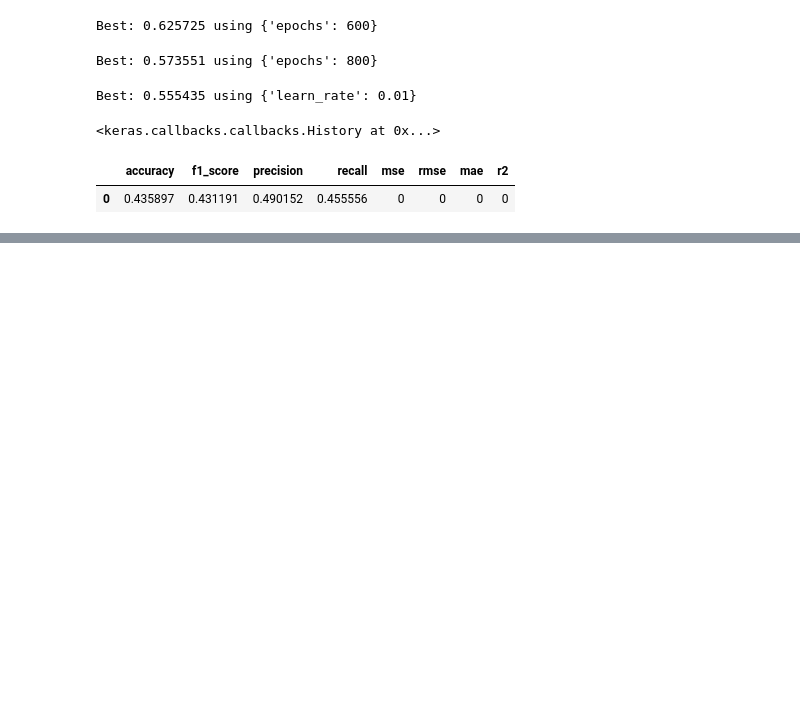
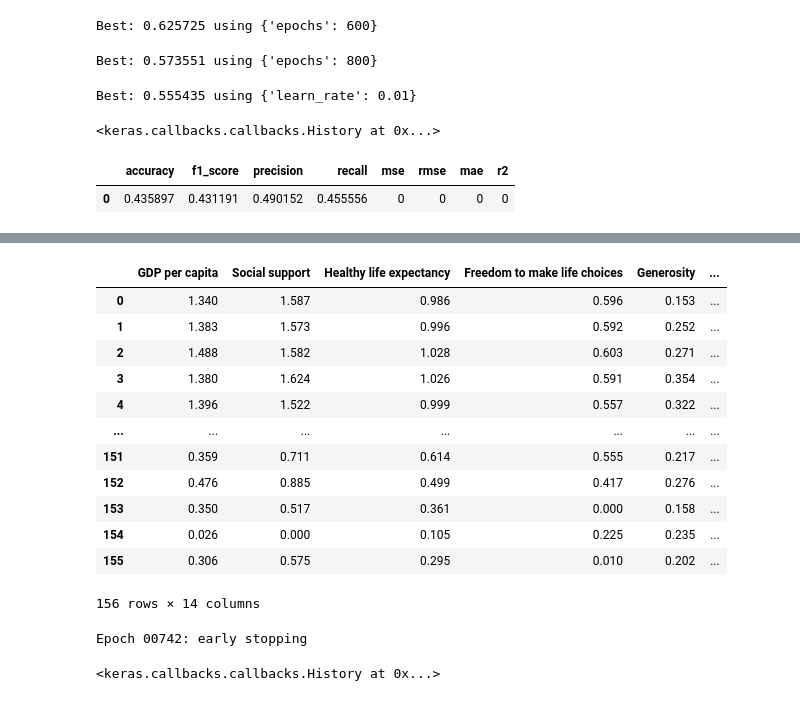
Before and after one commit to zivzach/Data_Science_Portfolio, a Jupyter notebook: notebooks/Deep_Neural_Network.ipynb, the cells around one changed output, grey strips where cells are left out. Saved outputs shown, nothing was run; the diff lists cells and outputs as text; code cells hidden in the pictures; blank space fills up the shorter version.

```diff
--- a/notebooks/Deep_Neural_Network.ipynb
+++ b/notebooks/Deep_Neural_Network.ipynb
@@ -6,12 +6,12 @@ import pandas as pd
 import seaborn as sns
 
 %matplotlib inline
-pd.set_option('display.max_columns', 10)
+pd.set_option('display.max_columns', 15)
 pd.set_option('display.max_rows', 50)
-df=pd.read_csv("worldhappiness2019.csv")
+df=pd.read_csv("C:/Users/zacha/Documents/GitHub/Data_Science_Portfolio/datasets/worldhappiness2019.csv")
 
 #read in region csv
-regiondata=pd.read_csv("region.csv")
+regiondata=pd.read_csv("C:/Users/zacha/Documents/GitHub/Data_Science_Portfolio/datasets//region.csv")
 regiondata
 # %% [output]
 |  | name | region | sub-region |
@@ -554,0 +476,11 @@ LEADERBOARD RANKINGS:
+# %%
+#load even more data and join it with original datasets
+df=pd.read_csv("C:/Users/zacha/Documents/GitHub/Data_Science_Portfolio/datasets/worldhappiness2019.csv")
+regiondata=pd.read_csv("C:/Users/zacha/Documents/GitHub/Data_Science_Portfolio/datasets//region.csv")
+countrydata=pd.read_csv("C:/Users/zacha/Documents/GitHub/Data_Science_Portfolio/datasets/newcountryvars.csv")
+mergedata=pd.merge(df, regiondata, how='left', left_on='Country or region', right_on='name')
+mergedata.loc[pd.isnull(mergedata).iloc[:,9]].to_csv("missing.csv",index=False)
+mergedata=pd.merge(df, countrydata, how='left', left_on='Country or region', right_on='country_name')
+mergedata.loc[pd.isnull(mergedata).iloc[:,9]].to_csv("missing.csv",index=False)
+
+mergedata.head()
@@ -554,0 +495,19 @@ LEADERBOARD RANKINGS:
+# %%
+# clean up final region data
+X=mergedata.drop(['Happiness_level'],axis=1)
+X=X.drop(['Country or region','country_name','country_code','country_code3','region','kiva_country_name'],axis=1)
+X
+# %% [output]
+|  | GDP per capita | Social support | Healthy life expectancy | Freedom to make life choices | Generosity | ... |
+| 0 | 1.340 | 1.587 | 0.986 | 0.596 | 0.153 | ... |
+| 1 | 1.383 | 1.573 | 0.996 | 0.592 | 0.252 | ... |
+| 2 | 1.488 | 1.582 | 1.028 | 0.603 | 0.271 | ... |
+| 3 | 1.380 | 1.624 | 1.026 | 0.591 | 0.354 | ... |
+| 4 | 1.396 | 1.522 | 0.999 | 0.557 | 0.322 | ... |
+| ... | ... | ... | ... | ... | ... | ... |
+| 151 | 0.359 | 0.711 | 0.614 | 0.555 | 0.217 | ... |
+| 152 | 0.476 | 0.885 | 0.499 | 0.417 | 0.276 | ... |
+| 153 | 0.350 | 0.517 | 0.361 | 0.000 | 0.158 | ... |
+| 154 | 0.026 | 0.000 | 0.105 | 0.225 | 0.235 | ... |
+| 155 | 0.306 | 0.575 | 0.295 | 0.010 | 0.202 | ... |
+156 rows × 14 columns
@@ -554,0 +551,42 @@ LEADERBOARD RANKINGS:
+# %%
+import keras
+from sklearn.model_selection import GridSearchCV
+from keras.wrappers.scikit_learn import KerasClassifier
+from keras.models import Sequential
+from keras.layers import Dense, Activation, Dropout, BatchNormalization
+from keras.optimizers import Adam
+from keras.optimizers import SGD
+from keras.regularizers import l1
+from keras.regularizers import l2
+from keras.regularizers import l1_l2
+from keras.layers import Dense, Activation, Dropout,BatchNormalization
+opt = SGD(lr = .01, decay=1e-6, momentum=0.5, nesterov=True)
+
+model = Sequential()
+model.add(Dense(60, input_dim=18, activation='relu', kernel_regularizer=l2(0.01), bias_regularizer=l2(0.01)))
+model.add(Dropout(.3))
+model.add(Dense(60, activation='relu', kernel_regularizer=l2(0.01), bias_regularizer=l2(0.01)))
+model.add(Dropout(.3))
+model.add(Dense(60, activation='relu', kernel_regularizer=l2(0.01), bias_regularizer=l2(0.01)))
+model.add(Dropout(.3))
+model.add(Dense(60, activation='relu', kernel_regularizer=l2(0.01), bias_regularizer=l2(0.01)))
+model.add(Dropout(.3))
+model.add(Dense(5, activation='softmax'))
+
+
+# Compile model
+model.compile(loss='categorical_crossentropy', optimizer=opt, metrics=['accuracy'])
+
+from keras.callbacks import EarlyStopping
+from keras.callbacks import ModelCheckpoint
+
+es = EarlyStopping(monitor='val_loss', mode='min', verbose=1, patience=200)
+mc = ModelCheckpoint('best_model', monitor='val_acc',mode='max', verbose=1, save_best_only=True) # evaluating val_acc maximization
+
+# Fitting the NN to the Training set
+model.fit(prediction_input_preprocessor.transform(X_train), pd.get_dummies(y_train),
+          validation_data=(prediction_input_preprocessor.transform(X_test),pd.get_dummies(y_test)),
+          epochs = 2000, verbose=0, batch_size=25, callbacks=[es,mc])
+# %% [output]
+Epoch 00742: early stopping
+<keras.callbacks.callbacks.History at 0x...>
```
Also changed, not shown: parts of 18 cells of this notebook, 2 other files.
